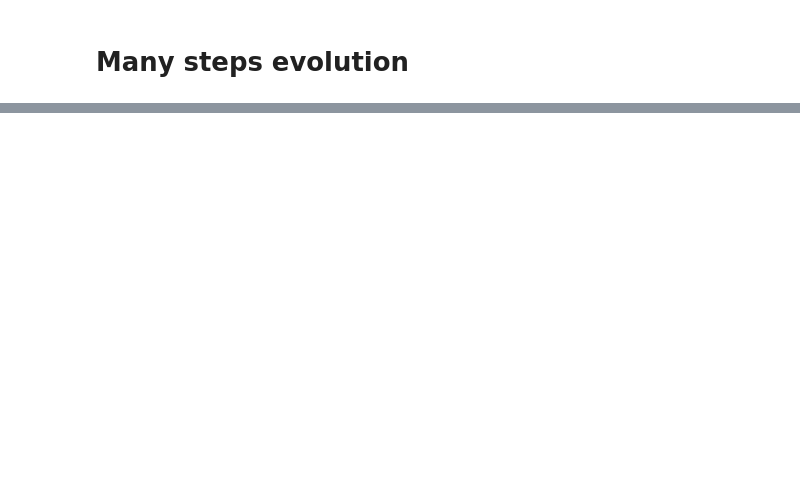
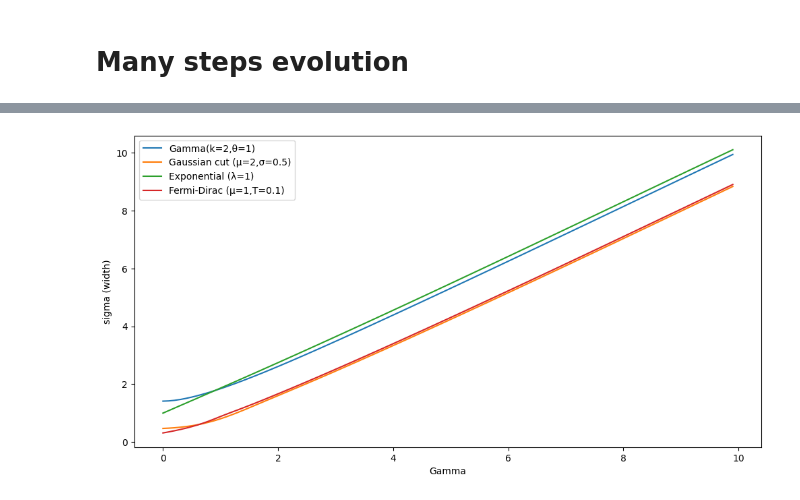
Before and after one commit to cyy020726/Strong-Disorder-Renormalization-Group, a Jupyter notebook: Stefano_SDRG/pdf_decimation_figure.ipynb, the cells around one changed output, grey strips where cells are left out. Cells and saved outputs as stored; diff of their text form; code cells hidden in the pictures; blank space fills up the shorter version.

Commit message:
new version of pdf_decimation_figure

```diff
--- a/Stefano_SDRG/pdf_decimation_figure.ipynb
+++ b/Stefano_SDRG/pdf_decimation_figure.ipynb
@@ -149,0 +46,20 @@ plt.show()
+# %%
+def intelligent_xmax(x, P, p=0.99):
+    dx = x[1] - x[0]
+    cdf = np.cumsum(P) * dx
+    cdf = np.clip(cdf, 0, 1)
+    return np.interp(p, cdf, x)
+# %%
+# ---------------------------------------------------------
+# 1. Set up x-grid
+# ---------------------------------------------------------
+x_max = 100.0                        # choose a value that takes into account how far the tail of final distribution goes
+N = 50000 + 1                        # +1 to get a round dx
+x = np.linspace(0, x_max, N)
+dx = x[1] - x[0]
+
+dGamma = 0.1
+
+ratio = dGamma/dx
+if (ratio < 10) or (not ratio.is_integer()):
+    print("dGamma",dGamma,"must be >> dx", dx,"and the ratio must be an integer!" )
@@ -258,0 +226,13 @@ plt.show()
+# %%
+def mean_P(x, P):
+    return np.trapezoid(x * P, x)
+
+def sigma_P(x, P):
+    m = mean_P(x, P)
+    return np.sqrt(np.trapezoid((x - m)**2 * P, x))
+
+def exponential_pdf(x, Gamma):
+    return np.exp(-x / Gamma) / Gamma
+
+def L1_distance(P, P_ref, x):
+    return np.trapezoid(np.abs(P - P_ref), x)
@@ -258,0 +334,11 @@ plt.show()
+# %%
+plt.figure(figsize=(12,6))
+for name, data in results.items():
+    plt.plot(data["Gamma"], data["Sigma"], label=name)
+plt.xlabel("Gamma")
+plt.ylabel("sigma (width)")
+plt.legend()
+# plt.grid()
+plt.show()
+# %% [output]
+[figure, added]
```
Also changed, not shown: parts of 14 cells of this notebook, 2 other files.
